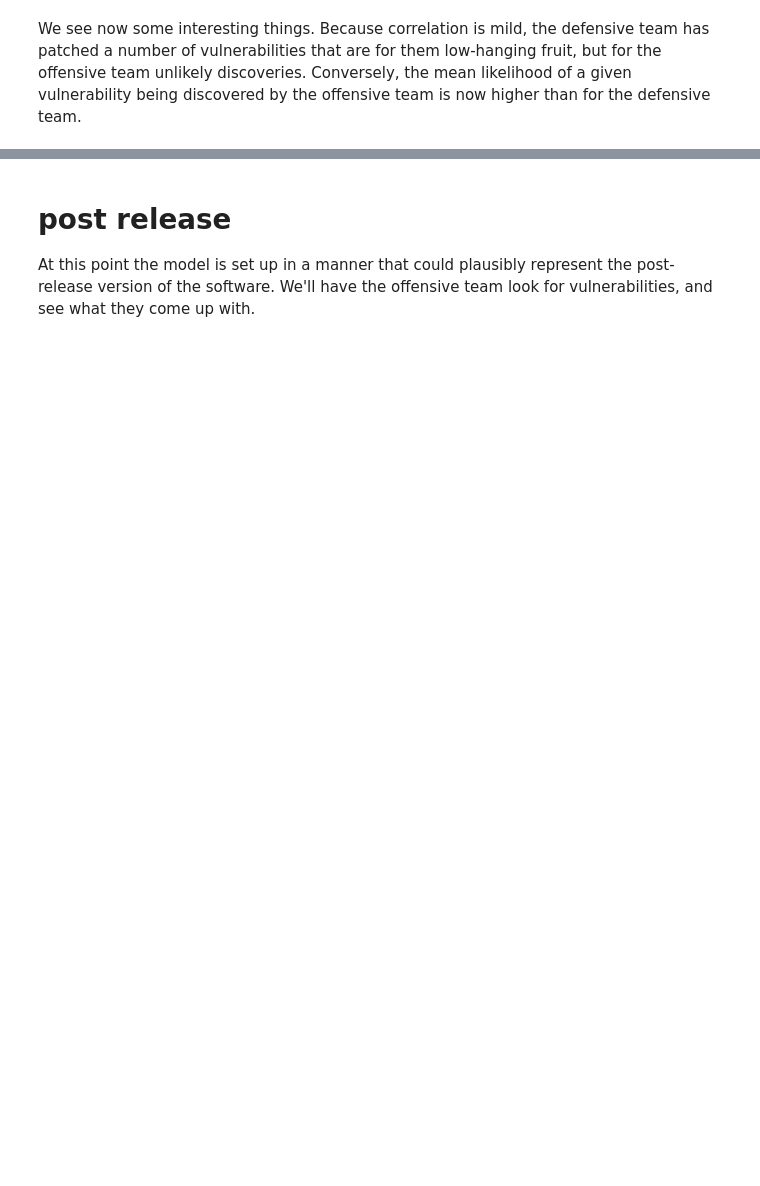
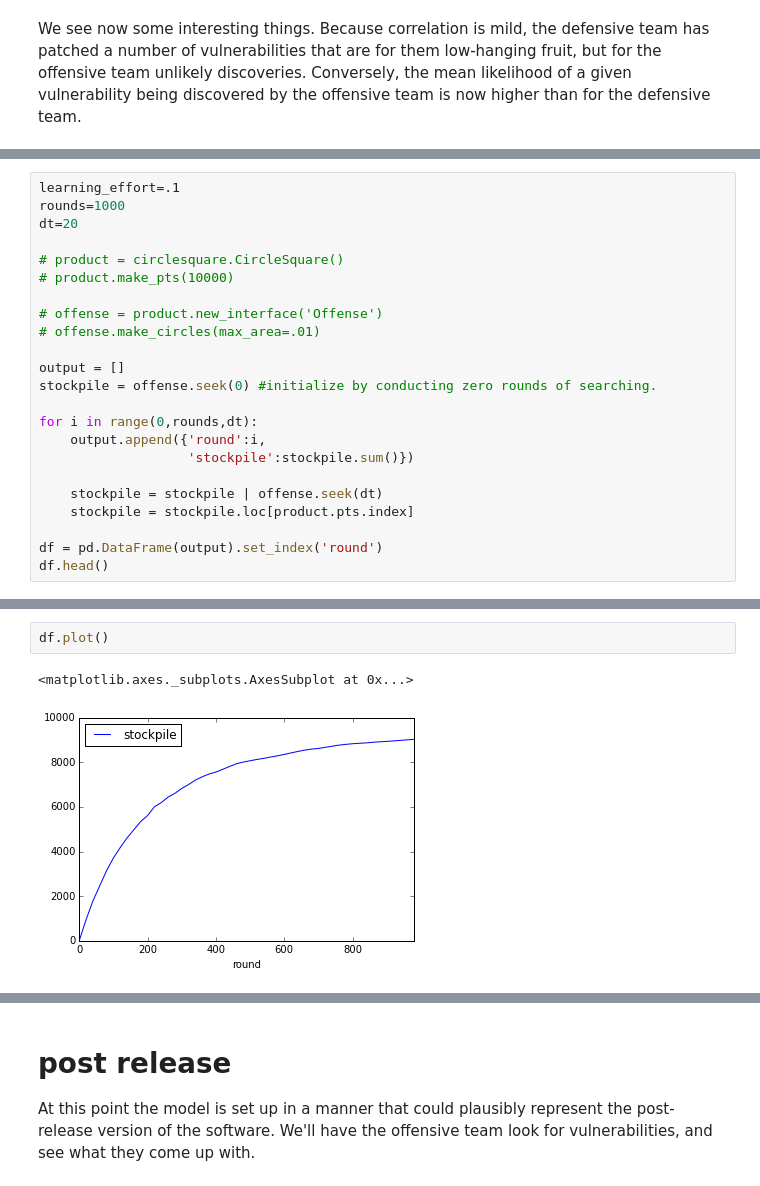
Before and after one commit to JamesPHoughton/circlesquare, a Jupyter notebook: Replicate Fuzzing Experiment.ipynb, the cells around one changed output, grey strips where cells are left out. Drawn from its saved outputs; the diff is of its cells as text; blank space fills up the shorter version.

```diff
--- a/Replicate Fuzzing Experiment.ipynb
+++ b/Replicate Fuzzing Experiment.ipynb
@@ -90,0 +62,23 @@ offense.circles.area.mean()/defense.circles.area.mean()
+# %%
+learning_effort=.1
+rounds=1000
+dt=20
+
+# product = circlesquare.CircleSquare()
+# product.make_pts(10000)
+
+# offense = product.new_interface('Offense')
+# offense.make_circles(max_area=.01)
+
+output = []
+stockpile = offense.seek(0) #initialize by conducting zero rounds of searching.
+
+for i in range(0,rounds,dt):
+    output.append({'round':i,
+                   'stockpile':stockpile.sum()})
+
+    stockpile = stockpile | offense.seek(dt)
+    stockpile = stockpile.loc[product.pts.index]
+
+df = pd.DataFrame(output).set_index('round')
+df.head()
@@ -90,0 +93,5 @@ offense.circles.area.mean()/defense.circles.area.mean()
+# %%
+df.plot()
+# %% [output]
+<matplotlib.axes._subplots.AxesSubplot at 0x...>
+[figure, added]
```
Also changed, not shown: parts of 26 cells of this notebook, 3 other files.
